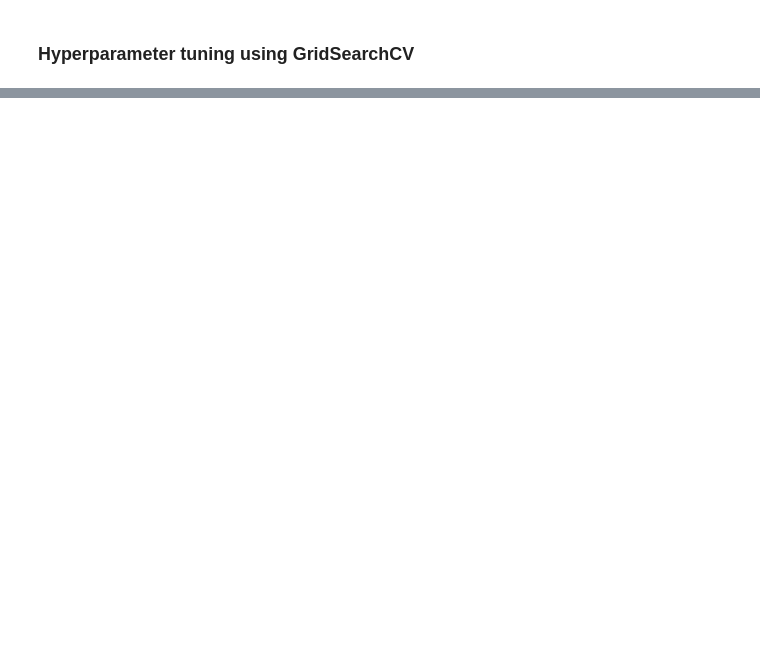
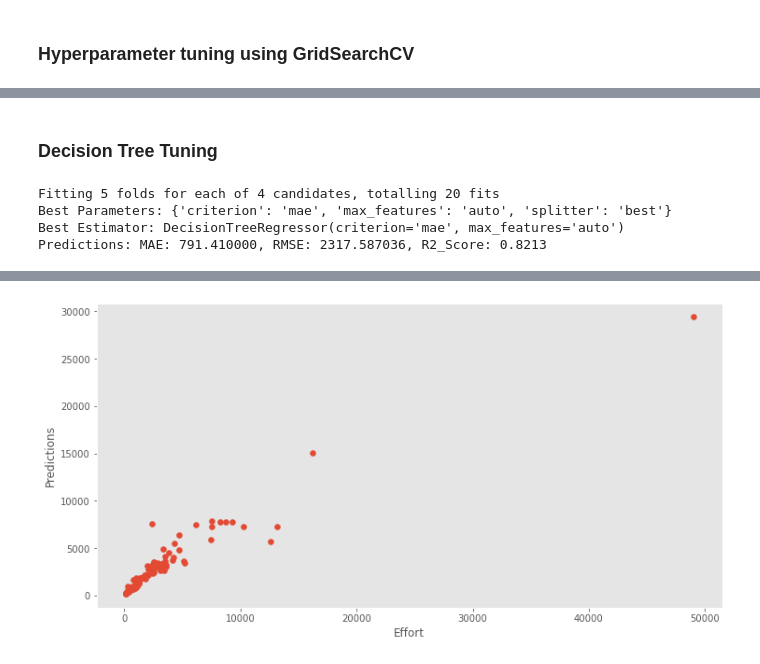
Before and after one commit to bharatnilam/Software-Effort-Estimation-Using-Machine-Learning-Techniques, a Jupyter notebook: China/ch_effort_estimation_final.ipynb, the cells around one changed output, grey strips where cells are left out. Cells and saved outputs as stored; diff of their text form; code cells hidden in the pictures; blank space fills up the shorter version.

```diff
--- a/China/ch_effort_estimation_final.ipynb
+++ b/China/ch_effort_estimation_final.ipynb
@@ -348,0 +385,13 @@ def grid(model, param_grid):
+# %% [markdown]
+### Decision Tree Tuning
+# %%
+dt_param_grid = {'criterion':['mse', 'mae'],
+                'max_features':['auto'],
+                'splitter':['best', 'random']}
+
+grid(DecisionTreeRegressor(), dt_param_grid)
+# %% [output]
+Fitting 5 folds for each of 4 candidates, totalling 20 fits
+Best Parameters: {'criterion': 'mae', 'max_features': 'auto', 'splitter': 'best'}
+Best Estimator: DecisionTreeRegressor(criterion='mae', max_features='auto')
+Predictions: MAE: 791.410000, RMSE: 2317.587036, R2_Score: 0.8213
@@ -348,0 +401 @@ def grid(model, param_grid):
+[figure, added]
```
Also changed, not shown: parts of 32 cells of this notebook.
